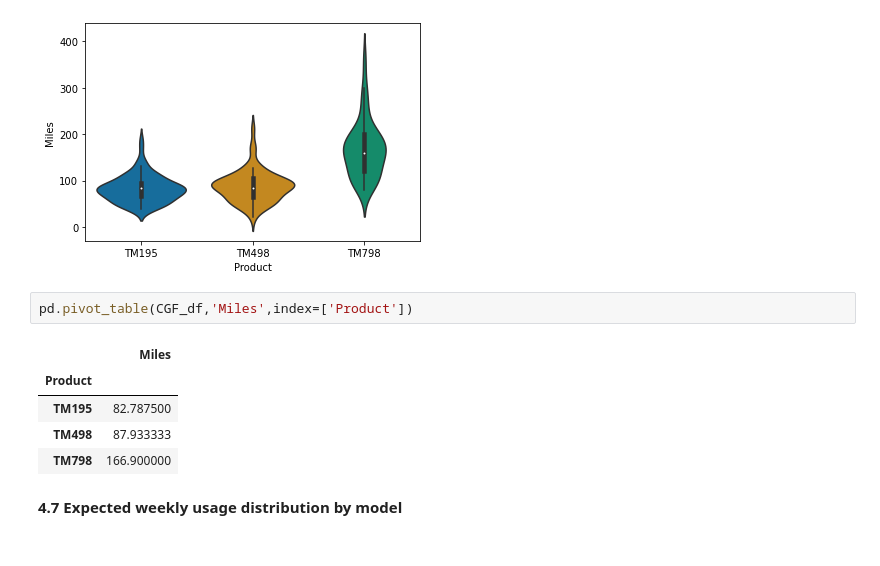
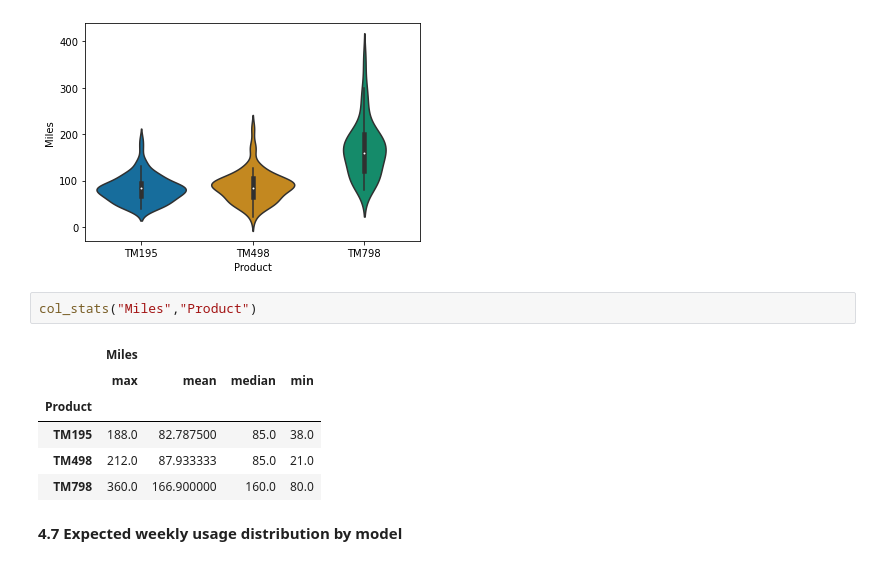
Before and after one commit to kevintyang/Projects, a Jupyter notebook: Data Visualizations & Exploratory Analysis/Customer Profiles on Treadmill Models.ipynb, the cells around one changed output. Cells and saved outputs as stored; diff of their text form.

```diff
--- a/Data Visualizations & Exploratory Analysis/Customer Profiles on Treadmill Models.ipynb
+++ b/Data Visualizations & Exploratory Analysis/Customer Profiles on Treadmill Models.ipynb
@@ -272,14 +279,15 @@ sns.violinplot(x="Product",y="Miles", data=CGF_df)
 # %% [output]
 <AxesSubplot:xlabel='Product', ylabel='Miles'>
 [figure]
-# %%
-pd.pivot_table(CGF_df,'Miles',index=['Product'])
-# %% [output]
-|  | Miles |
-| Product |  |
-| TM195 | 82.787500 |
-| TM498 | 87.933333 |
-| TM798 | 166.900000 |
+# %%
+col_stats("Miles","Product")
+# %% [output]
+|  | Miles |  |  |  |
+|  | max | mean | median | min |
+| Product |  |  |  |  |
+| TM195 | 188.0 | 82.787500 | 85.0 | 38.0 |
+| TM498 | 212.0 | 87.933333 | 85.0 | 21.0 |
+| TM798 | 360.0 | 166.900000 | 160.0 | 80.0 |
 # %% [markdown]
 <b> 4.7 Expected weekly usage distribution by model </b>
 # %%
```
Also changed, not shown: parts of 19 cells of this notebook, 6 other files.
